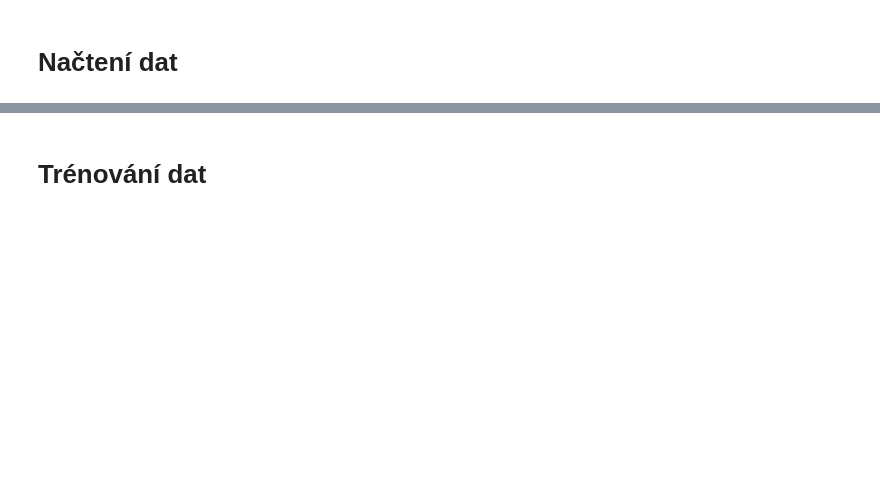
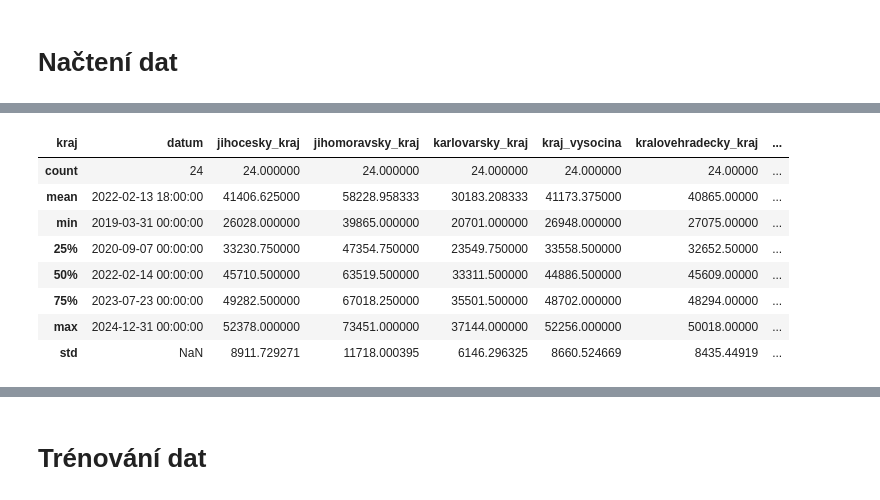
Before and after one commit to DubTheEmperor/bakalarska-prace, a Jupyter notebook: bakalarska_prace_demo.ipynb, the cells around one changed output, grey strips where cells are left out. Cells and saved outputs as stored; diff of their text form; code cells hidden in the pictures; blank space fills up the shorter version.

```diff
--- a/bakalarska_prace_demo.ipynb
+++ b/bakalarska_prace_demo.ipynb
@@ -21,0 +80,13 @@ print(df.head(10))
+# %%
+all_prices = df.pivot(index="datum", columns="kraj", values="cena").reset_index()
+all_prices.describe()
+# %% [output]
+| kraj | datum | jihocesky_kraj | jihomoravsky_kraj | karlovarsky_kraj | kraj_vysocina | kralovehradecky_kraj | ... |
+| count | 24 | 24.000000 | 24.000000 | 24.000000 | 24.000000 | 24.00000 | ... |
+| mean | 2022-02-13 18:00:00 | 41406.625000 | 58228.958333 | 30183.208333 | 41173.375000 | 40865.00000 | ... |
+| min | 2019-03-31 00:00:00 | 26028.000000 | 39865.000000 | 20701.000000 | 26948.000000 | 27075.00000 | ... |
+| 25% | 2020-09-07 00:00:00 | 33230.750000 | 47354.750000 | 23549.750000 | 33558.500000 | 32652.50000 | ... |
+| 50% | 2022-02-14 00:00:00 | 45710.500000 | 63519.500000 | 33311.500000 | 44886.500000 | 45609.00000 | ... |
+| 75% | 2023-07-23 00:00:00 | 49282.500000 | 67018.250000 | 35501.500000 | 48702.000000 | 48294.00000 | ... |
+| max | 2024-12-31 00:00:00 | 52378.000000 | 73451.000000 | 37144.000000 | 52256.000000 | 50018.00000 | ... |
+| std | NaN | 8911.729271 | 11718.000395 | 6146.296325 | 8660.524669 | 8435.44919 | ... |
```
Also changed, not shown: parts of 14 cells of this notebook.
